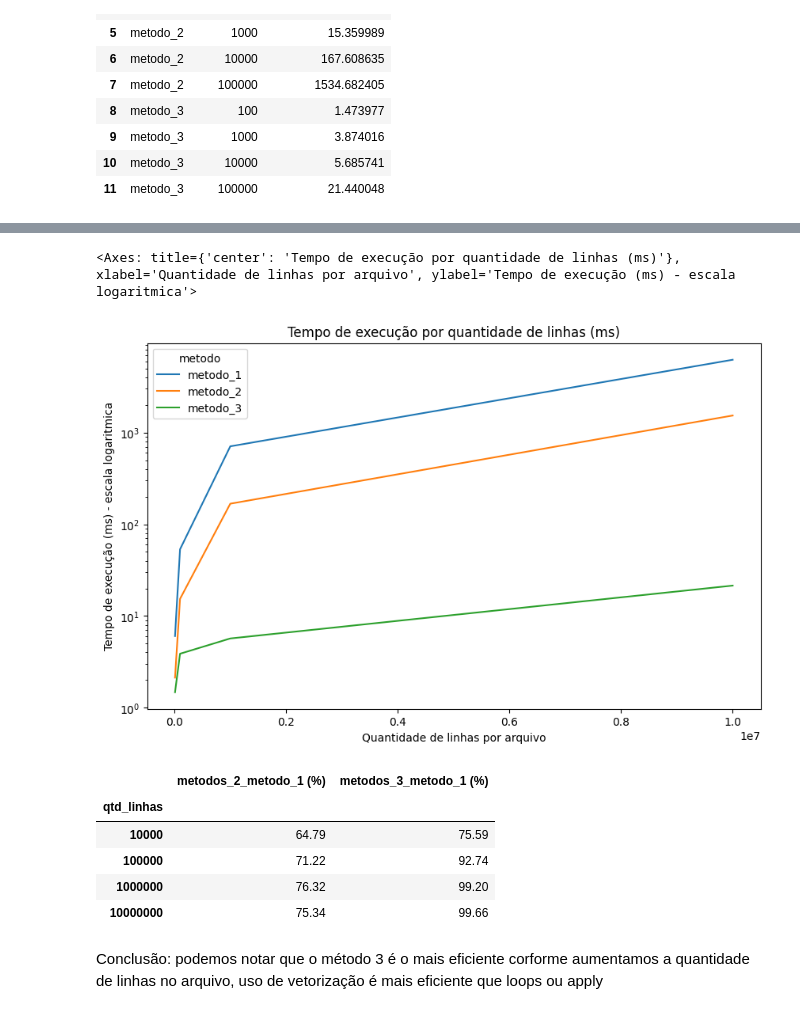
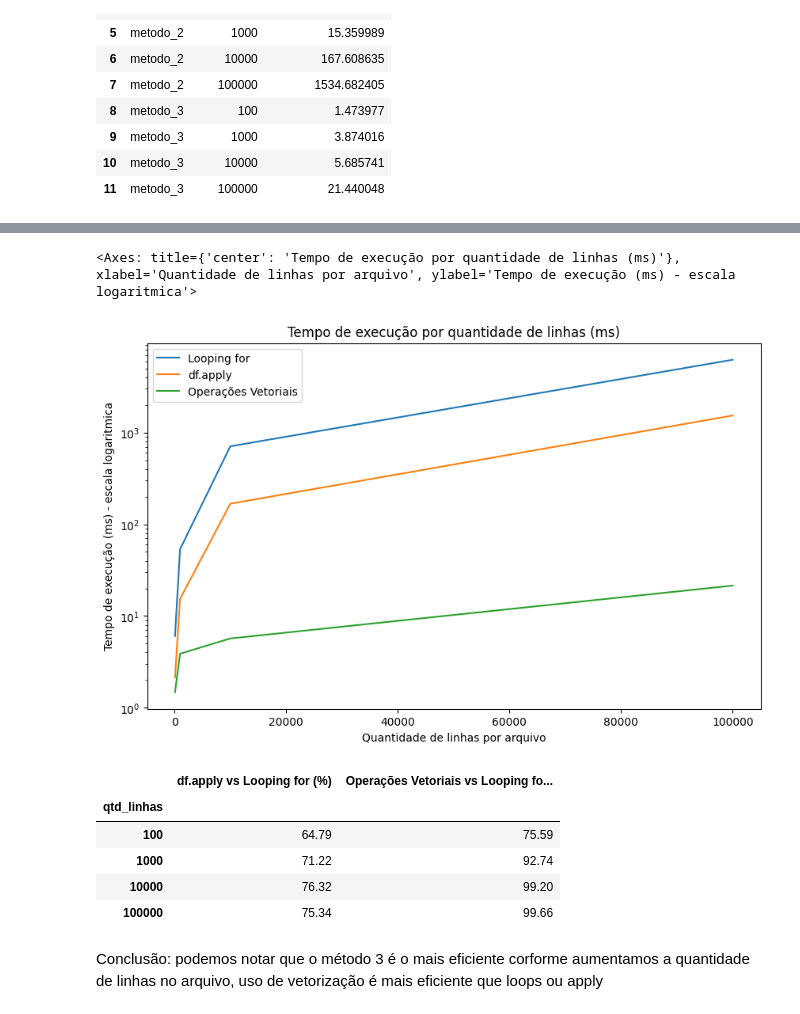
Before and after one commit to Brenosmith/TempoDeExecucaoAcaoDataframe, a Jupyter notebook: source/TempLoopDataframe.ipynb, the cells around one changed output, grey strips where cells are left out. Drawn from its saved outputs; the diff is of its cells as text; code cells hidden in the pictures.

```diff
--- a/source/TempLoopDataframe.ipynb
+++ b/source/TempLoopDataframe.ipynb
@@ -344,7 +344,10 @@ Executando metodo metodo_3 com 100000 linhas
 | 11 | metodo_3 | 100000 | 21.440048 |
 # %%
 resultados = df.pivot(index='qtd_linhas', columns='metodo', values='execution_time(ms)')
+# %%
+# alterar nomes das colunas
+resultados.columns = ['Looping for', 'df.apply', 'Operações Vetoriais']
 # %%
-resultados.index = resultados.index * 100
+resultados.index = resultados.index
 resultados
 # %% [output]
@@ -357,3 +360,6 @@ resultados
+# %%
+# alterar nomes das colunas
+resultados.columns = ['Looping for', 'df.apply', 'Operações Vetoriais']
 # %%
 resultados.plot(kind='line',
                 figsize=(10, 6),
@@ -372,20 +378,20 @@ resultados.plot(kind='line',
                 logy=True)
 # %% [output]
 <Axes: title={'center': 'Tempo de execução por quantidade de linhas (ms)'}, xlabel='Quantidade de linhas por arquivo', ylabel='Tempo de execução (ms) - escala logaritmica'>
-[figure, old version]
+[figure, new version]
 # %%
 efetividade = pd.DataFrame()
 
-efetividade['metodos_2_metodo_1 (%)'] = ((resultados['metodo_1'] - resultados['metodo_2']) / resultados['metodo_1'] * 100).round(2)
-efetividade['metodos_3_metodo_1 (%)'] = ((resultados['metodo_1'] - resultados['metodo_3']) / resultados['metodo_1'] * 100).round(2)
+efetividade['df.apply vs Looping for (%)'] = ((resultados['Looping for'] - resultados['df.apply']) / resultados['Looping for'] * 100).round(2)
+efetividade['Operações Vetoriais vs Looping for  (%)'] = ((resultados['Looping for'] - resultados['Operações Vetoriais']) / resultados['Looping for'] * 100).round(2)
 
 efetividade
 # %% [output]
-|  | metodos_2_metodo_1 (%) | metodos_3_metodo_1 (%) |
+|  | df.apply vs Looping for (%) | Operações Vetoriais vs Looping fo... |
 | qtd_linhas |  |  |
-| 10000 | 64.79 | 75.59 |
-| 100000 | 71.22 | 92.74 |
-| 1000000 | 76.32 | 99.20 |
-| 10000000 | 75.34 | 99.66 |
+| 100 | 64.79 | 75.59 |
+| 1000 | 71.22 | 92.74 |
+| 10000 | 76.32 | 99.20 |
+| 100000 | 75.34 | 99.66 |
 # %% [markdown]
 Conclusão: podemos notar que o método 3 é o mais eficiente corforme aumentamos a quantidade de linhas no arquivo, uso de vetorização é mais eficiente que loops ou apply
```
Also changed, not shown: parts of 2 cells of this notebook, 2 other files.
